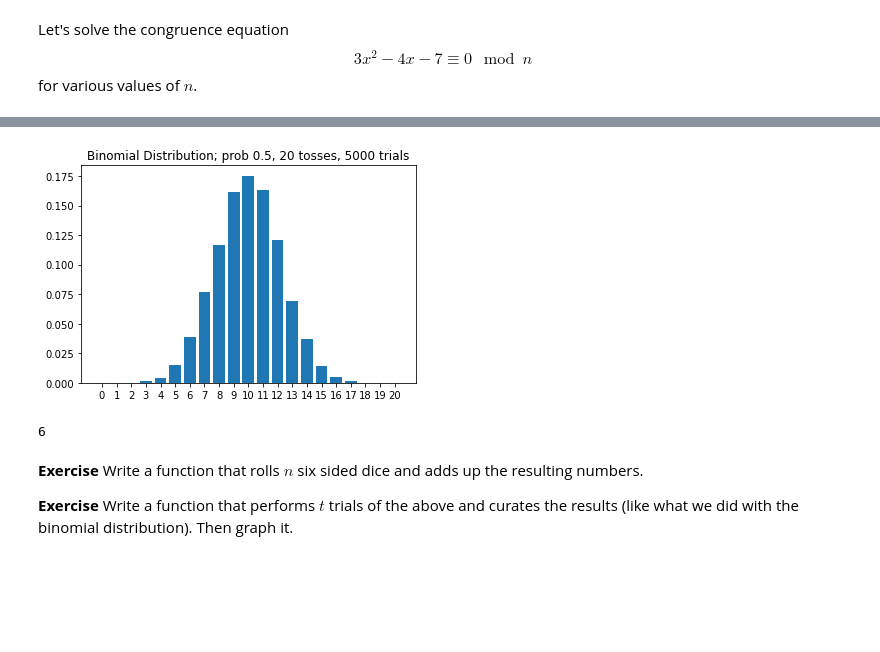
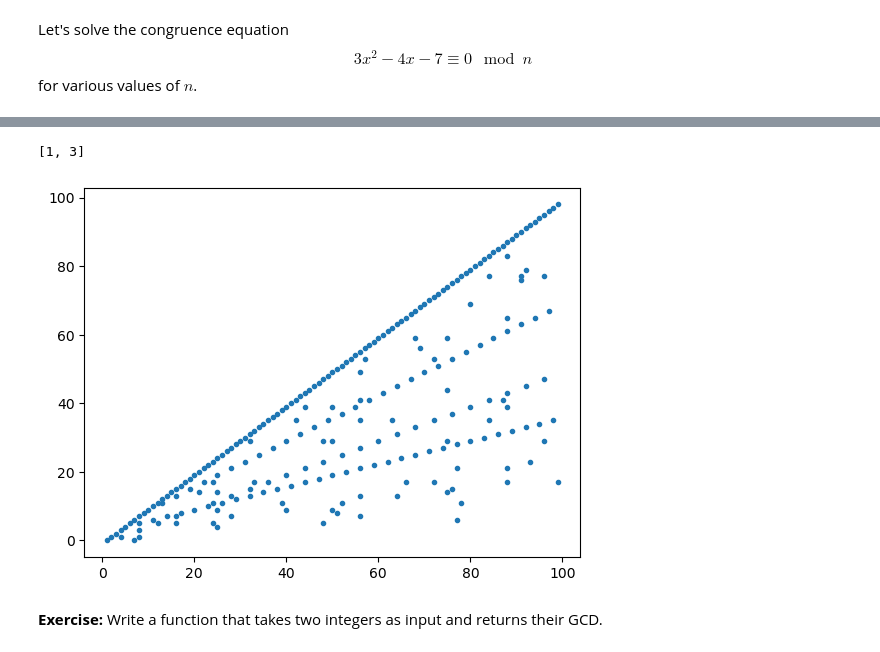
Before and after one commit to rahollis/rahollis.github.io, a Jupyter notebook: _static/MTH_337/week4_in_class.ipynb, the cells around one changed output, grey strips where cells are left out. Cells and saved outputs as stored; diff of their text form; code cells hidden in the pictures; blank space fills up the shorter version.

```diff
--- a/_static/MTH_337/week4_in_class.ipynb
+++ b/_static/MTH_337/week4_in_class.ipynb
@@ -36,9 +29,9 @@ import matplotlib.pyplot as plt
 Let's solve the congruence equation $$ 3x^2 - 4x - 7 \equiv 0 \mod n $$ for various values of $ n $.
 # %%
 """Write a function that takes n as input and finds all the positive solutions x < n"""
-def cong_eq(n):
+def cong_solns(n):  # the input is a positive integer
     solns = []
     for x in range(n):
-        if (3*x**2 - 4*x - 7)%n == 0:
+        if (3*x**2-4*x-7)%n == 0:
             solns.append(x)
     return solns
@@ -49,6 +37,0 @@ cong_eq(871)
-# %%
-list_of_soln_lists = []
-for n in range(1,501):
-    solns = cong_eq(n)
-    list_of_soln_lists.append(solns)
-#list_of_soln_lists
@@ -169,12 +38,18 @@ def graph_binom_dist(p,n,t):
-# %%
-graph_binom_dist(0.5,20,5000)
-# %% [output]
-[figure, removed]
-# %%
-r.randint(1,6)
-# %% [output]
-6
-# %% [markdown]
-**Exercise** Write a function that rolls $ n $ six sided dice and adds up the resulting numbers.
-
-**Exercise** Write a function that performs $ t $ trials of the above and curates the results (like what we did with the binomial distribution).  Then graph it.
+# %%
+cong_solns(4)
+# %% [output]
+[1, 3]
+# %%
+inputs = []
+outputs = []
+for n in range(100):
+    solns = cong_solns(n)
+    outputs += solns
+    for x in solns:
+        inputs.append(n)
+plt.plot(inputs,outputs,'.')
+plt.show()
+# %% [output]
+[figure, added]
+# %% [markdown]
+**Exercise:**  Write a function that takes two integers as input and returns their GCD.
```
Also changed, not shown: parts of 30 cells of this notebook, 24 other files.
